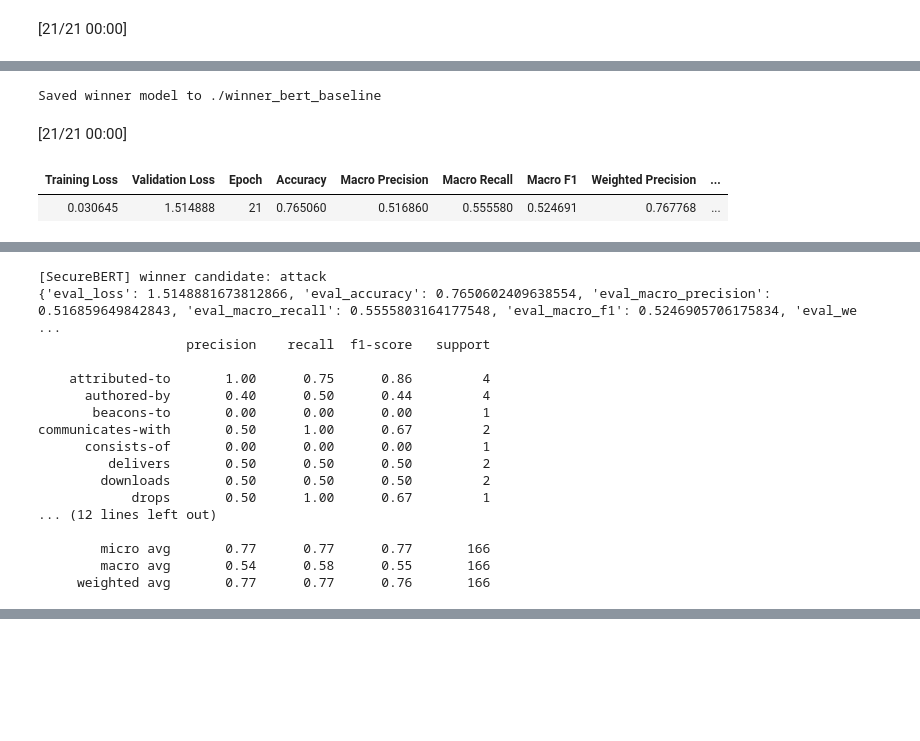
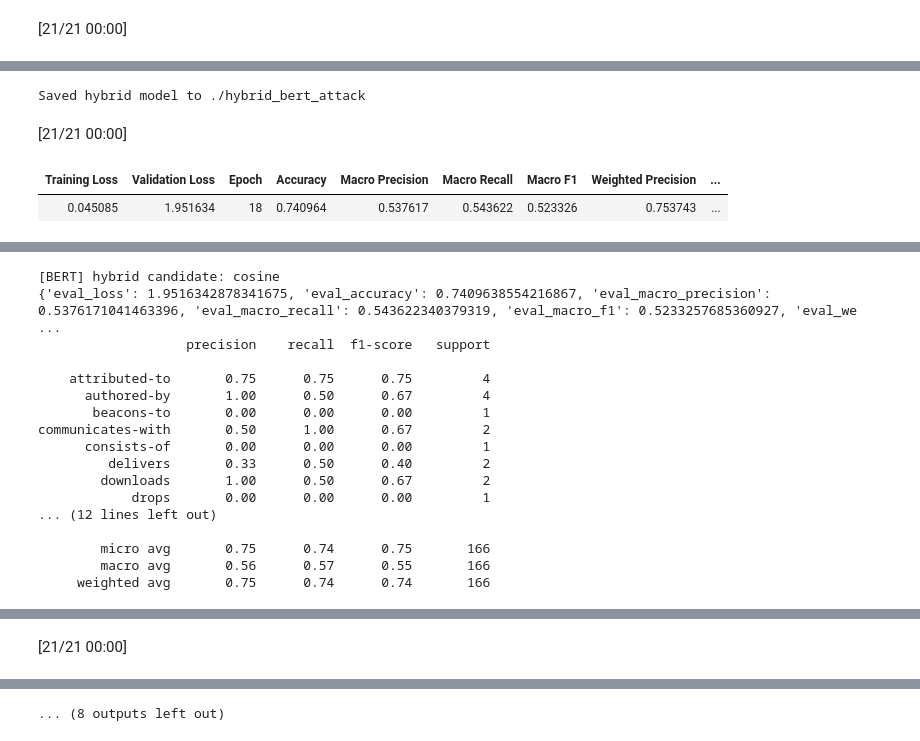
Before and after one commit to rao-sanjana/Capstone-RelationExtractionForCTI, a Jupyter notebook: Hybrid_training.ipynb, the cells around one changed output, grey strips where cells are left out. Cells and saved outputs as stored; diff of their text form; code cells hidden in the pictures; blank space fills up the shorter version.

```diff
--- a/Hybrid_training.ipynb
+++ b/Hybrid_training.ipynb
@@ -435,35 +528,31 @@ Notes:
 # %%
-# Final test evaluation
+# Final TEST evaluation
 final_results = []
 
-for _, row in winners.iterrows():
-    model_key = row["model"]
-    candidate_name = row["candidate"]
+# Converting the test DataFrame into a tokenized Hugging Face dataset
+def make_test_dataset(df, tokenizer):
+    ds = Dataset.from_pandas(df[["marked_text", "label"]])
+    ds = ds.map(lambda batch: tokenizer(batch["marked_text"], truncation=True, max_length=MAX_LENGTH), batched=True)
+    ds = ds.rename_column("label", "labels")
+    return ds.remove_columns(["marked_text"])
 
-    trainer, tokenizer = trained_models[(model_key, candidate_name)]
-
-    def make_test_dataset(df):
-        ds = Dataset.from_pandas(df[["marked_text", "label"]])
-        ds = ds.map(
-            lambda batch: tokenizer(batch["marked_text"], truncation=True, max_length=MAX_LENGTH),
-            batched=True
-        )
-        ds = ds.rename_column("label", "labels")
-        return ds.remove_columns(["marked_text"])
-
-    test_ds = make_test_dataset(test_df)
+# Evaluating each trained hybrid model on the held-out test set
+for (model_key, candidate_name), (trainer, tokenizer) in trained_models.items():
+    # Preparing the test dataset using the model's tokenizer
+    test_ds = make_test_dataset(test_df, tokenizer)
+    # Calculating the test evaluation metrics
     test_metrics = trainer.evaluate(test_ds)
-
+    # Generating predictions for detailed evaluation
     preds_output = trainer.predict(test_ds)
     preds = np.argmax(preds_output.predictions, axis=-1)
     labels = preds_output.label_ids
-
+    # Identifying the relation classes present in the test set
     present_labels = np.unique(labels)
     present_names = [idx_to_label[int(i)] for i in present_labels]
-
-    print(f"\n[{model_key}] winner candidate: {candidate_name}")
+    # Printing the test results for the current hybrid model
+    print(f"\n[{model_key}] hybrid candidate: {candidate_name}")
     print(test_metrics)
-
+    # Printing detailed precision, recall, and F1 results for each relation
     print(classification_report(
         labels,
         preds,
@@ -472,21 +561,29 @@ for _, row in winners.iterrows():
         zero_division=0
     ))
 
-    save_dir = f"./winner_{model_key.lower()}_{candidate_name}"
+    # Saving the trained hybrid model and tokenizer
+    save_dir = f"./hybrid_{model_key.lower()}_{candidate_name}"
     trainer.save_model(save_dir)
     tokenizer.save_pretrained(save_dir)
-    print(f"Saved winner model to {save_dir}")
+    print(f"Saved hybrid model to {save_dir}")
 
+    # Storing the final test metrics for comparison
     final_results.append({
         "model": model_key,
-        "winner_candidate": candidate_name,
+        "candidate": candidate_name,
         "test_accuracy": test_metrics["eval_accuracy"],
         "test_macro_f1": test_metrics["eval_macro_f1"],
         "test_weighted_f1": test_metrics["eval_weighted_f1"],
+        "test_macro_precision": test_metrics["eval_macro_precision"],
+        "test_macro_recall": test_metrics["eval_macro_recall"],
     })
 
+
+# Converting all final test results into a DataFrame
 final_results_df = pd.DataFrame(final_results)
-print("\n=== Final test results ===")
+
+# Printing the final test performance of all hybrid models
+print("\n=== Final TEST results — ALL hybrid models (attack & cosine) ===")
 print(final_results_df.to_string(index=False))
 # %% [output]
 [21/21 00:00]
@@ -513,22 +610,22 @@ communicates-with       0.67      1.00      0.80         2
-Saved winner model to ./winner_bert_baseline
+Saved hybrid model to ./hybrid_bert_attack
 [21/21 00:00]
 | Training Loss | Validation Loss | Epoch | Accuracy | Macro Precision | Macro Recall | Macro F1 | Weighted Precision | ... |
-| 0.030645 | 1.514888 | 21 | 0.765060 | 0.516860 | 0.555580 | 0.524691 | 0.767768 | ... |
+| 0.045085 | 1.951634 | 18 | 0.740964 | 0.537617 | 0.543622 | 0.523326 | 0.753743 | ... |
 [interactive output not drawn]
-[SecureBERT] winner candidate: attack
-{'eval_loss': 1.5148881673812866, 'eval_accuracy': 0.7650602409638554, 'eval_macro_precision': 0.516859649842843, 'eval_macro_recall': 0.5555803164177548, 'eval_macro_f1': 0.5246905706175834, 'eval_we ...
+[BERT] hybrid candidate: cosine
+{'eval_loss': 1.9516342878341675, 'eval_accuracy': 0.7409638554216867, 'eval_macro_precision': 0.5376171041463396, 'eval_macro_recall': 0.543622340379319, 'eval_macro_f1': 0.5233257685360927, 'eval_we ...
                    precision    recall  f1-score   support
 
-    attributed-to       1.00      0.75      0.86         4
-      authored-by       0.40      0.50      0.44         4
+    attributed-to       0.75      0.75      0.75         4
+      authored-by       1.00      0.50      0.67         4
        beacons-to       0.00      0.00      0.00         1
 communicates-with       0.50      1.00      0.67         2
       consists-of       0.00      0.00      0.00         1
-         delivers       0.50      0.50      0.50         2
-        downloads       0.50      0.50      0.50         2
-            drops       0.50      1.00      0.67         1
+         delivers       0.33      0.50      0.40         2
+        downloads       1.00      0.50      0.67         2
+            drops       0.00      0.00      0.00         1
 ... (12 lines left out)
 
-        micro avg       0.77      0.77      0.77       166
-        macro avg       0.54      0.58      0.55       166
-     weighted avg       0.77      0.77      0.76       166
+        micro avg       0.75      0.74      0.75       166
+        macro avg       0.56      0.57      0.55       166
+     weighted avg       0.75      0.74      0.74       166
@@ -540,0 +633 @@ SecureBERT           attack       0.765060       0.524691          0.759854
+[21/21 00:00]
@@ -540,0 +636 @@ SecureBERT           attack       0.765060       0.524691          0.759854
+... (8 outputs left out)
```
Also changed, not shown: parts of 14 cells of this notebook, 6 other files.
